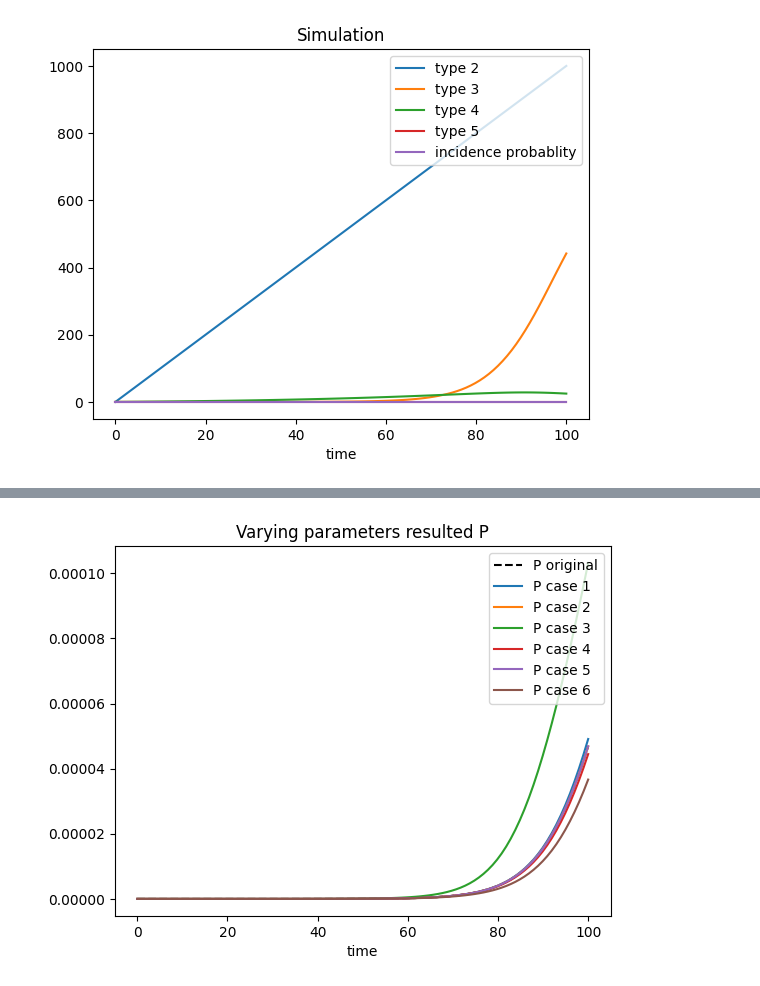
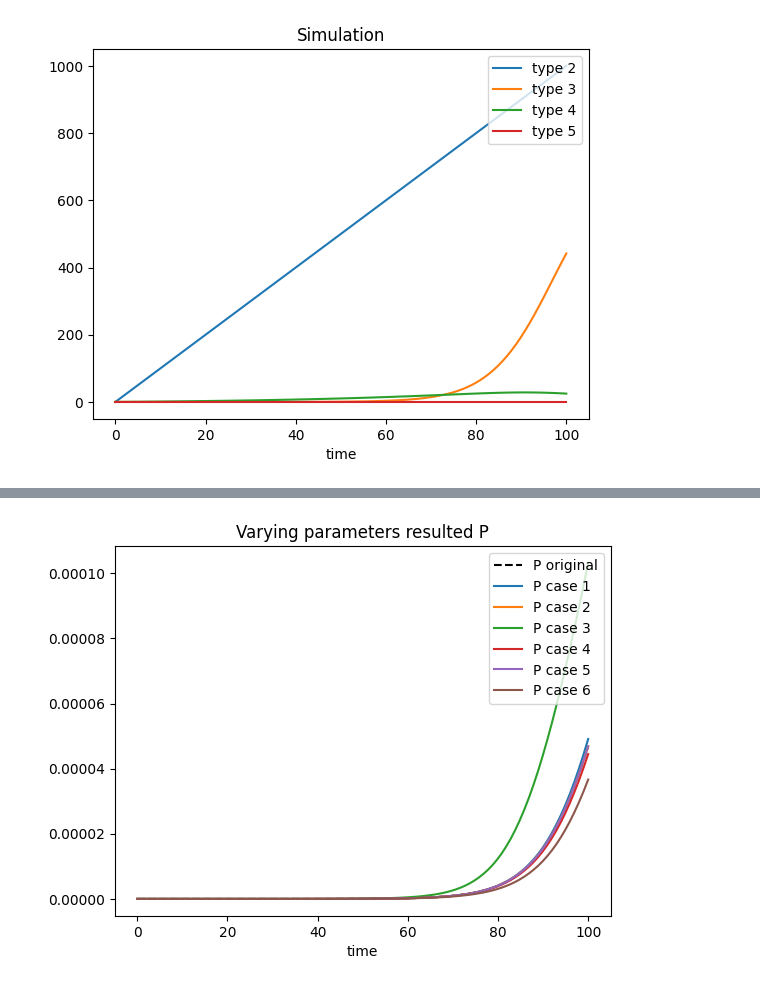
Before and after one commit to ivanygao/UW_AMATH422-522_AspirinColorectalCancer, a Jupyter notebook: sensitivity.ipynb, the cells around one changed output, grey strips where cells are left out. Cells and saved outputs as stored; diff of their text form; code cells hidden in the pictures.

```diff
--- a/sensitivity.ipynb
+++ b/sensitivity.ipynb
@@ -29,29 +29,29 @@ def ode_system(t, y, R12, R14, R23, R25, R36, R45, R56, KA, KR, gamma3, gamma4,
 # %%
 N_crypts = 1e+7
 u = 10e-7
 mu = 10e-9
 gamma3 = 0.2
 gamma4 = 0.077
 gamma5 = 0.077
 delta = 0.05
 KA = 1000
 KR = 600
 sol = solve_ivp(ode_system, [tspan[0], tspan[-1]], y0=[N_crypts, 0, 0, 0, 0, 0], t_eval=tspan, method="RK45",
     args=(2*u, mu, u, mu, mu, 2*u, u, KA, KR, gamma3, gamma4, gamma5, delta))
 
 # plt.plot(sol.t, sol.y[0,:], label='1') # this is too big to plot
 plt.plot(sol.t, sol.y[1,:], label="type 2") # linear growth
 plt.plot(sol.t, sol.y[2,:], label="type 3")
 plt.plot(sol.t, sol.y[3,:], label="type 4")
 plt.plot(sol.t, sol.y[4,:], label="type 5")
-plt.plot(sol.t, sol.y[5,:], label='incidence probablity')
+# plt.plot(sol.t, sol.y[5,:], label='incidence probablity')
 plt.xlabel('time')
 plt.legend(loc='upper right')
 plt.title("Simulation")
 plt.savefig('figures/Simulation.png')
 plt.show()
 # %% [output]
-[figure, old version]
+[figure, new version]
 # %%
 # Define the symbols used in the matrix
 R12, R14, R23, R25, R36, R45, R56 = symbols('R12 R14 R23 R25 R36 R45 R56')
```
Also changed, not shown: 1 other file.
